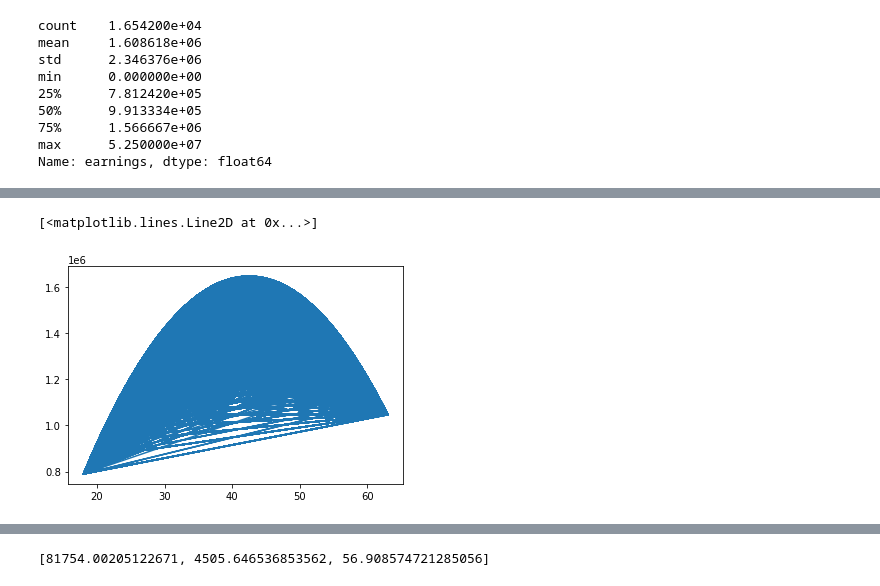
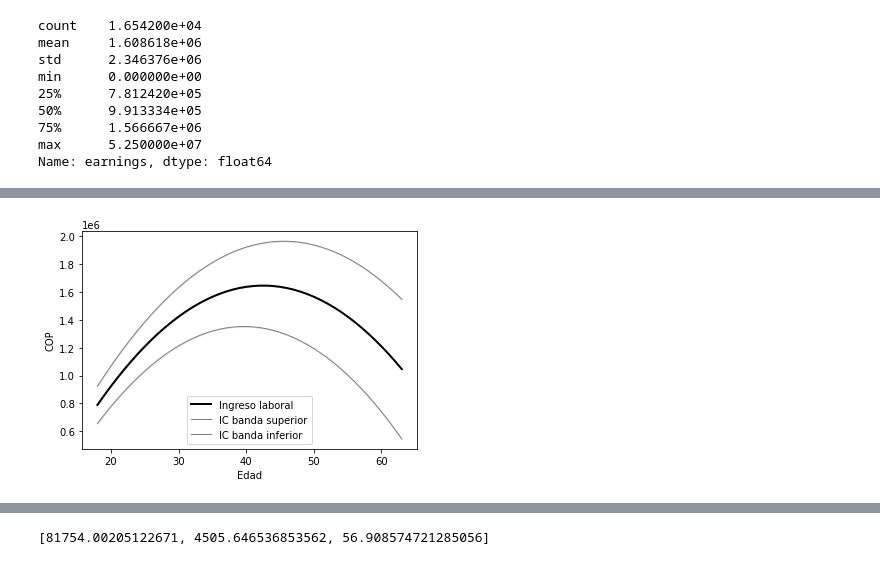
Before and after one commit to sdpinilla18/PS1_BD-ML, a Jupyter notebook: Test_code.ipynb, the cells around one changed output, grey strips where cells are left out. Cells and saved outputs as stored; diff of their text form; code cells hidden in the pictures.

```diff
--- a/Test_code.ipynb
+++ b/Test_code.ipynb
@@ -253,12 +242,20 @@ array([[36.],
-# %%
-#Graph
-fig, ax = plt.subplots()
-ax.plot(edad, yhatp1)
-#ax.fill_between(dfi['age'], yhatlow, yhatupper, color='b',alpha=0.1)
-
-#ax.scatter(dfi['age'], yhatlow)
-#ax.scatter(dfi['age'], yhatp1)
-#ax.fill_between(dfi['age'], yhatlow, yhatupper, color='b', alpha=.1)
-# %% [output]
-[<matplotlib.lines.Line2D at 0x...>]
-[figure, removed]
+# %%
+#Figura 1
+x_f1=pd.DataFrame(dfi['age'])
+x_f1["Edad"]=x_f1
+y_f1=pd.DataFrame(yhatp1)
+y_f1["COP"]=y_f1
+z_f1=pd.DataFrame(yhatlow)
+z_f1["3"]=z_f1
+w_f1=pd.DataFrame(yhatupper)
+w_f1["4"]=w_f1
+
+plot_data1=pd.concat([x_f1,y_f1,z_f1,w_f1], axis=1, join="inner")
+plot_data1
+
+fig, ax = plt.subplots()
+ax= sns.lineplot(x='Edad', y='COP', data=plot_data1, label='Ingreso laboral', linewidth=2, color="black")
+ax2 = sns.lineplot(x='Edad', y='4', data=plot_data1, label='IC banda superior', linewidth=1, color="gray")
+ax1 = sns.lineplot(x='Edad', y='3', data=plot_data1, label='IC banda inferior', linewidth=1, color="gray")
+# %% [output]
+[figure, added]
```
Also changed, not shown: parts of 6 cells of this notebook, 1 other file.
